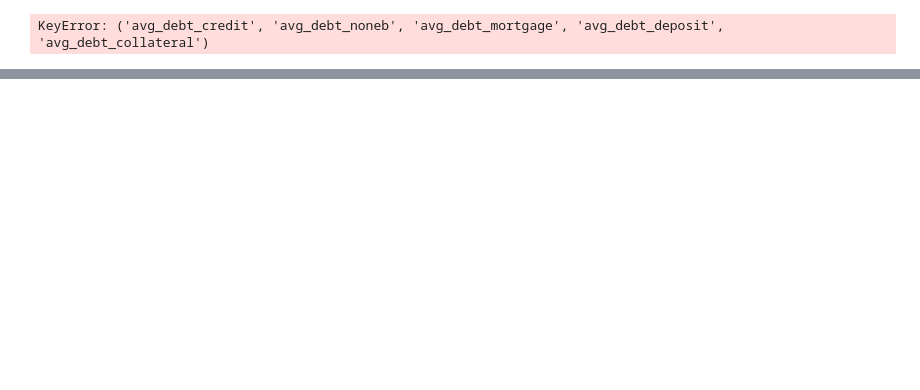
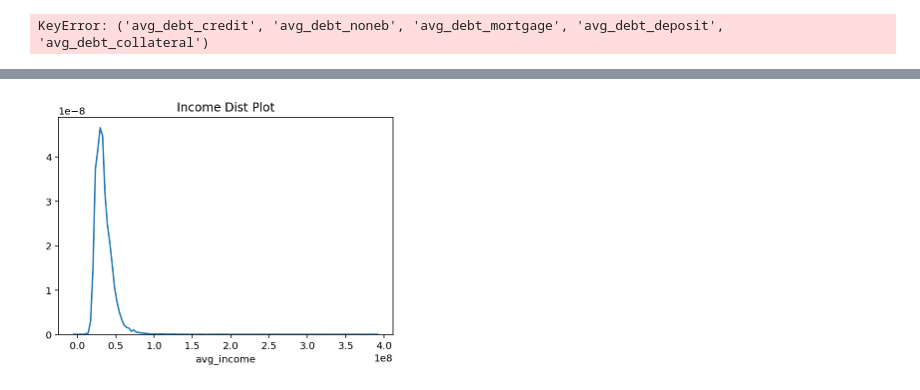
Before and after one commit to iAmJunha/Daynamite, a Jupyter notebook: project/jeju.ipynb, the cells around one changed output, grey strips where cells are left out. Cells and saved outputs as stored; diff of their text form; code cells hidden in the pictures; blank space fills up the shorter version.

```diff
--- a/project/jeju.ipynb
+++ b/project/jeju.ipynb
@@ -376,0 +494,6 @@ results_bed.summary()
+# %%
+sns.distplot(data.avg_income,bins=2, hist=False)
+plt.title("Income Dist Plot")
+plt.show()
+# %% [output]
+[figure, added]
```
Also changed, not shown: parts of 14 cells of this notebook, 1 other file.
